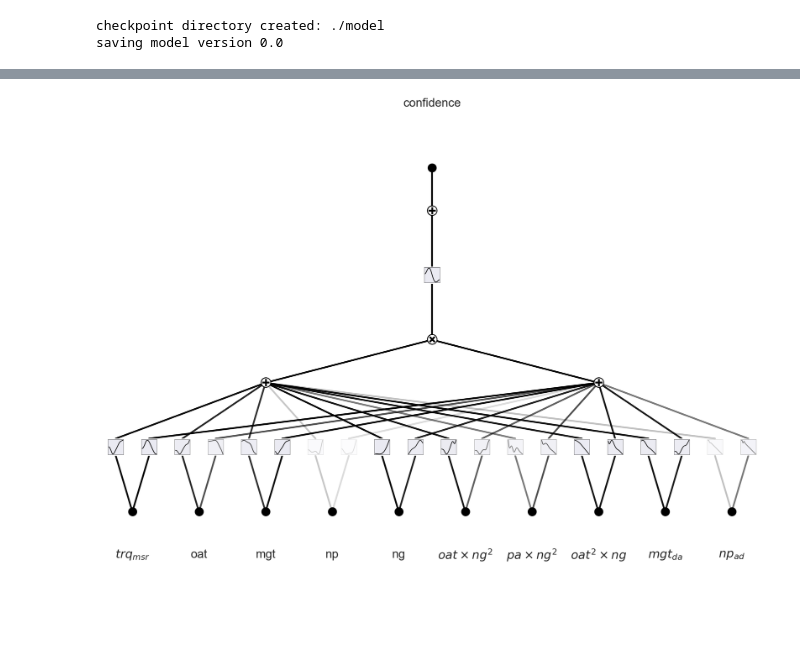
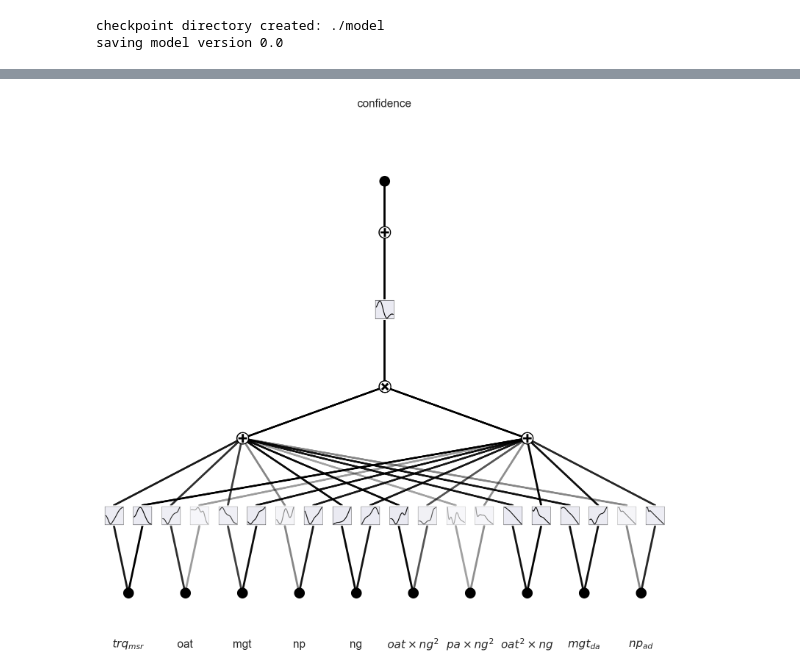
Before and after one commit to MrPio/PHM_North_America_2024_Challenge, a Jupyter notebook: 3-Fault_Detection/3-Fault_Detection.ipynb, the cells around one changed output, grey strips where cells are left out. Saved outputs shown, nothing was run; the diff lists cells and outputs as text; code cells hidden in the pictures; blank space fills up the shorter version.

```diff
--- a/3-Fault_Detection/3-Fault_Detection.ipynb
+++ b/3-Fault_Detection/3-Fault_Detection.ipynb
@@ -273,5 +231,5 @@ saving model version 0.0
 # %%
 in_vars = ['$trq_{msr}$', 'oat', 'mgt', 'np', 'ng', '$oat\\times ng^2$','$pa\\times ng^2$','$oat^2\\times ng$','$mgt_{da}$','$np_{ad}$']
-pyKAN.model.plot(scale=2, in_vars=in_vars, out_vars=['confidence'], varscale=0.35,figsize_base=(14, 10))
+pyKAN.model.plot(scale=2, in_vars=in_vars, out_vars=['confidence'], varscale=0.275,figsize_base=(10, 10))
 # %% [output]
-[figure, old version]
+[figure, new version]
```
Also changed, not shown: parts of 8 cells of this notebook, 10 other files.
